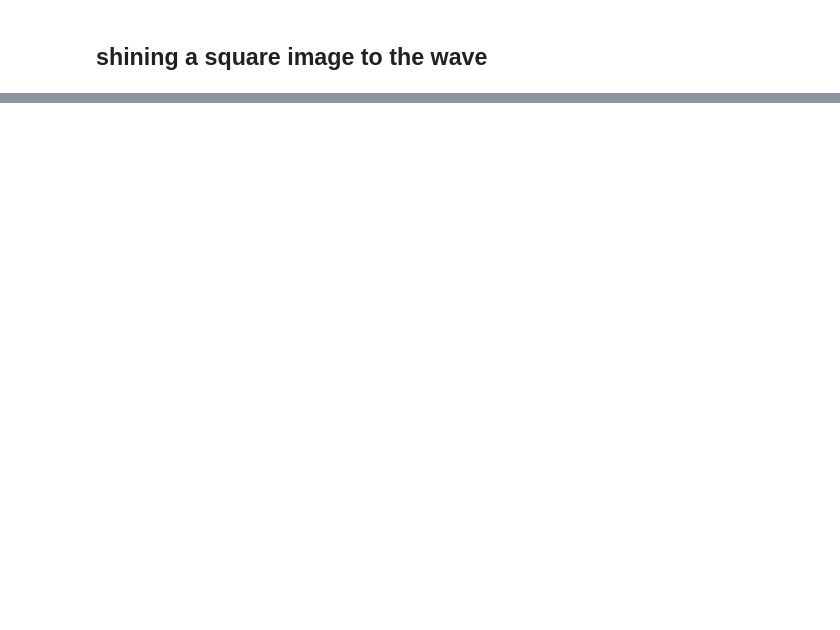
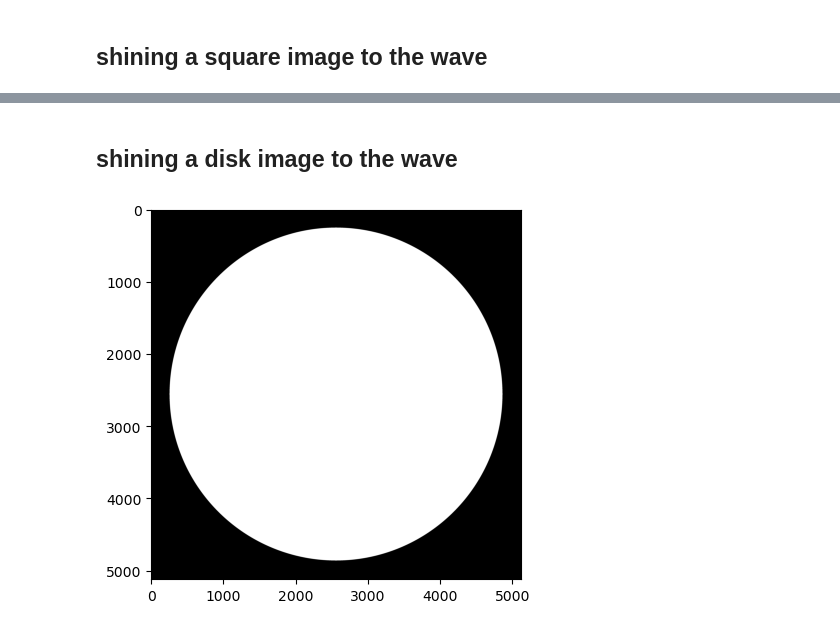
Before and after one commit to NaturalPatterns/2020_caustiques, a Jupyter notebook: 2022-12-03_caustique.ipynb, the cells around one changed output, grey strips where cells are left out. Cells and saved outputs as stored; diff of their text form; code cells hidden in the pictures; blank space fills up the shorter version.

```diff
--- a/2022-12-03_caustique.ipynb
+++ b/2022-12-03_caustique.ipynb
@@ -419,8 +543,8 @@ for radius in np.linspace(0, 1, N_scan):
     opt = init()
     c = Caustique(opt)
 
-    c.opt.tag = f'{c.opt.tag}_square-image_{perradiusiods=:.3f}'
+    c.opt.tag = f'{c.opt.tag}_square-image_{radius=:.3f}'
     image = grid_image(nx=c.opt.nx, ny=c.opt.ny, radius=radius)
-    output_filename = c.plot(z)
-    print(f'radius = {radius:.3f} -> {output_filename=} ')
+    output_filename = c.plot(z, image)
+    print(f'{radius=:.3f} -> {output_filename=} ')
     if c.opt.do_display: c.show(output_filename)
@@ -426,0 +561,11 @@ for radius in np.linspace(0, 1, N_scan):
+# %% [markdown]
+## shining a disk image to the wave
+# %%
+def grid_image(nx, ny, radius_in=0., radius_out=.9):
+    X, Y = np.meshgrid(np.linspace(-1, 1, nx, endpoint=True), np.linspace(-1, 1, ny, endpoint=True))
+    image = ((X**2 + Y**2) < radius_out**2) * ((X**2 + Y**2) > radius_in**2) * 1.
+    return image
+image = grid_image(nx=c.opt.nx, ny=c.opt.ny, radius_out=.9)
+plt.imshow(image, cmap='gray');
+# %% [output]
+[figure, added]
```
Also changed, not shown: parts of 46 cells of this notebook.
